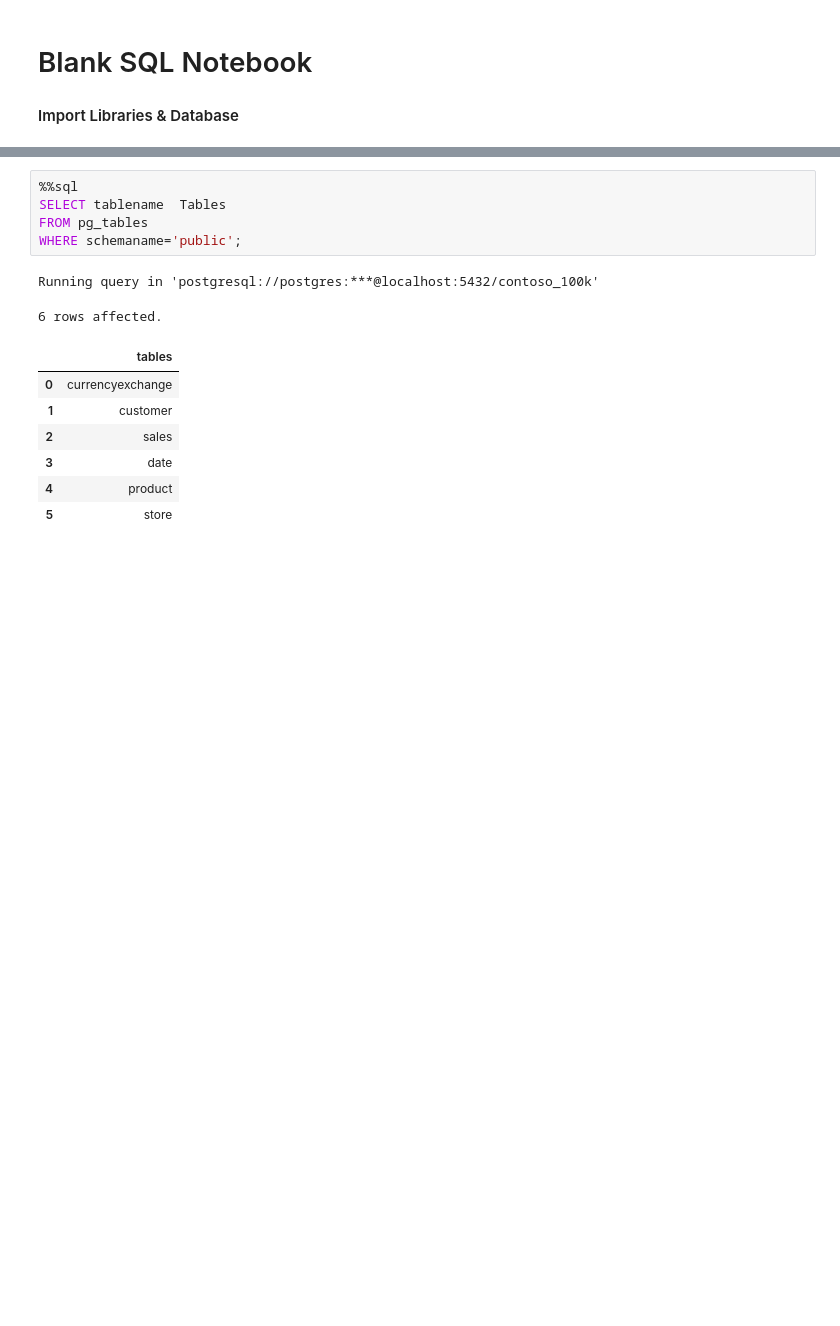
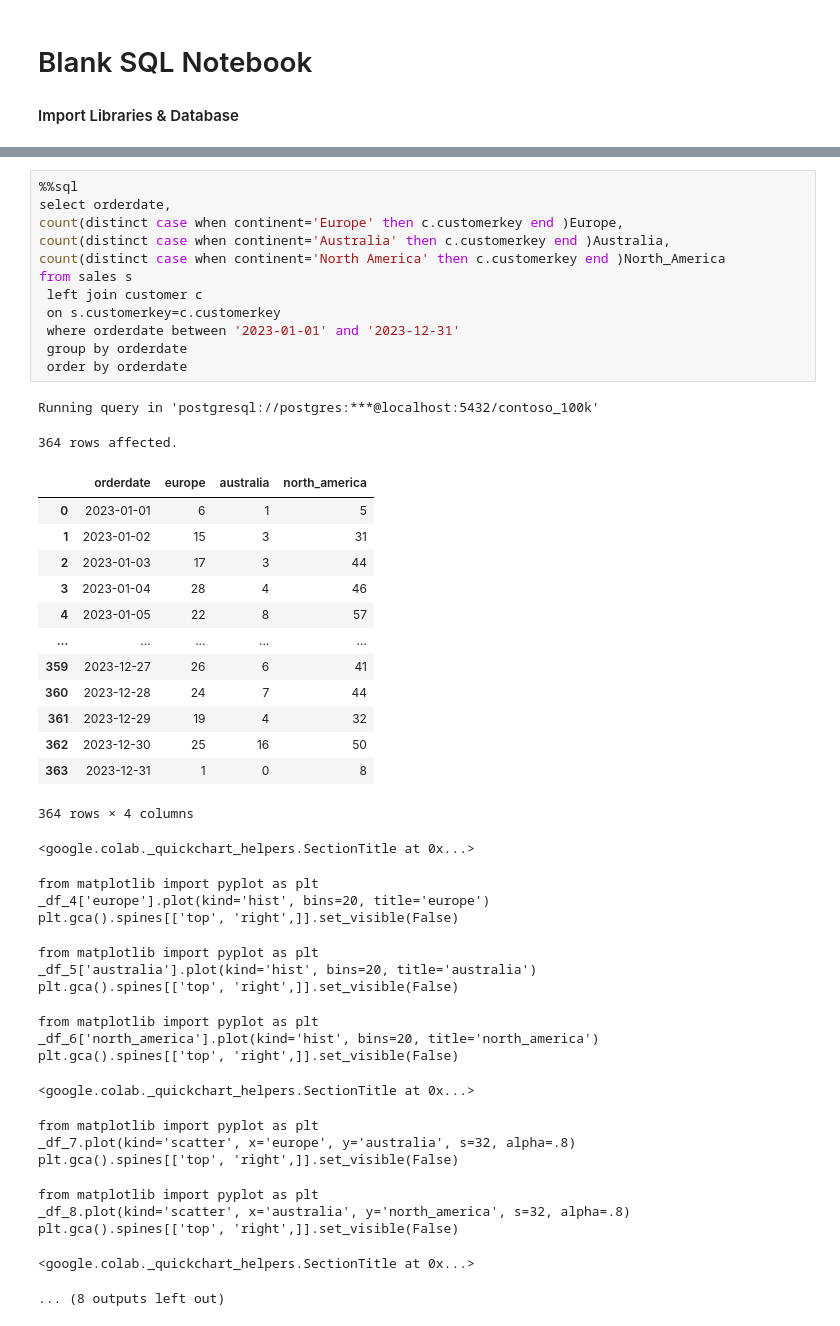
Before and after one commit to mose364/Hands_on_sql, a Jupyter notebook: Resources/Blank_SQL_Notebook.ipynb, the cells around one changed output, grey strips where cells are left out. Saved outputs shown, nothing was run; the diff lists cells and outputs as text; blank space fills up the shorter version.

```diff
--- a/Resources/Blank_SQL_Notebook.ipynb
+++ b/Resources/Blank_SQL_Notebook.ipynb
@@ -75,17 +126,49 @@ Running query in 'postgresql://postgres:***@localhost:5432/contoso_100k'
-# %%
-%%sql
-SELECT tablename  Tables
-FROM pg_tables
-WHERE schemaname='public';
-# %% [output]
-Running query in 'postgresql://postgres:***@localhost:5432/contoso_100k'
-6 rows affected.
-|  | tables |
-| 0 | currencyexchange |
-| 1 | customer |
-| 2 | sales |
-| 3 | date |
-| 4 | product |
-| 5 | store |
+# %%
+%%sql
+select orderdate,
+count(distinct case when continent='Europe' then c.customerkey end )Europe,
+count(distinct case when continent='Australia' then c.customerkey end )Australia,
+count(distinct case when continent='North America' then c.customerkey end )North_America
+from sales s
+ left join customer c
+ on s.customerkey=c.customerkey
+ where orderdate between '2023-01-01' and '2023-12-31'
+ group by orderdate
+ order by orderdate
+# %% [output]
+Running query in 'postgresql://postgres:***@localhost:5432/contoso_100k'
+364 rows affected.
+|  | orderdate | europe | australia | north_america |
+| 0 | 2023-01-01 | 6 | 1 | 5 |
+| 1 | 2023-01-02 | 15 | 3 | 31 |
+| 2 | 2023-01-03 | 17 | 3 | 44 |
+| 3 | 2023-01-04 | 28 | 4 | 46 |
+| 4 | 2023-01-05 | 22 | 8 | 57 |
+| ... | ... | ... | ... | ... |
+| 359 | 2023-12-27 | 26 | 6 | 41 |
+| 360 | 2023-12-28 | 24 | 7 | 44 |
+| 361 | 2023-12-29 | 19 | 4 | 32 |
+| 362 | 2023-12-30 | 25 | 16 | 50 |
+| 363 | 2023-12-31 | 1 | 0 | 8 |
+364 rows × 4 columns
+<google.colab._quickchart_helpers.SectionTitle at 0x...>
+from matplotlib import pyplot as plt
+_df_4['europe'].plot(kind='hist', bins=20, title='europe')
+plt.gca().spines[['top', 'right',]].set_visible(False)
+from matplotlib import pyplot as plt
+_df_5['australia'].plot(kind='hist', bins=20, title='australia')
+plt.gca().spines[['top', 'right',]].set_visible(False)
+from matplotlib import pyplot as plt
+_df_6['north_america'].plot(kind='hist', bins=20, title='north_america')
+plt.gca().spines[['top', 'right',]].set_visible(False)
+<google.colab._quickchart_helpers.SectionTitle at 0x...>
+from matplotlib import pyplot as plt
+_df_7.plot(kind='scatter', x='europe', y='australia', s=32, alpha=.8)
+plt.gca().spines[['top', 'right',]].set_visible(False)
+from matplotlib import pyplot as plt
+_df_8.plot(kind='scatter', x='australia', y='north_america', s=32, alpha=.8)
+plt.gca().spines[['top', 'right',]].set_visible(False)
+<google.colab._quickchart_helpers.SectionTitle at 0x...>
+... (8 outputs left out)
 # %%
 %%sql
```
Also changed, not shown: parts of 7 cells of this notebook.
